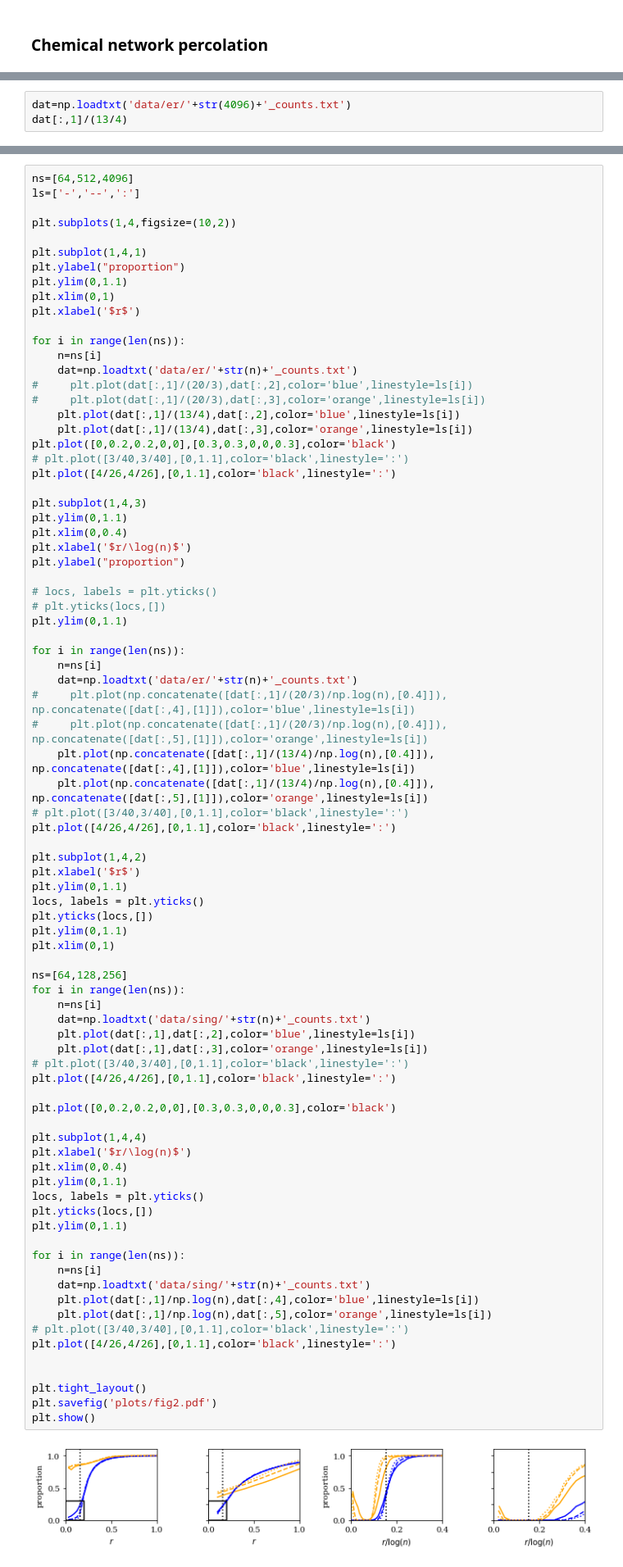
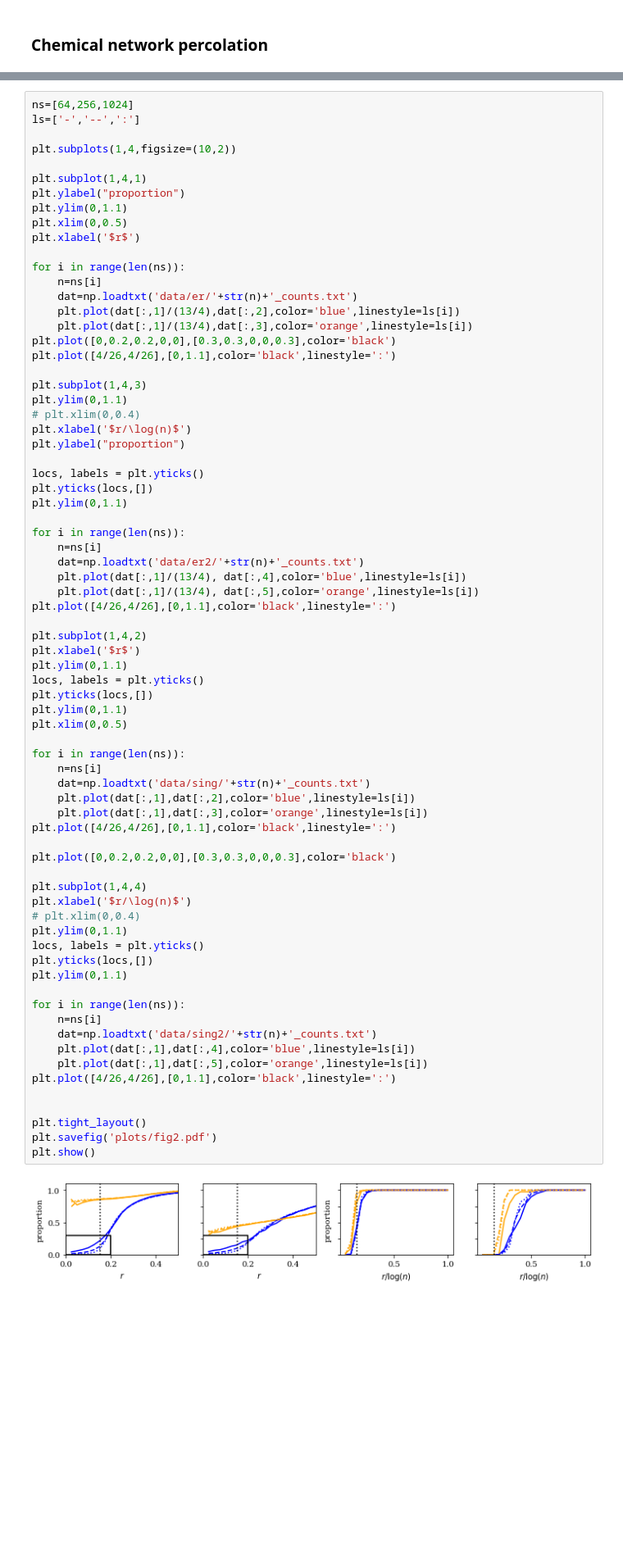
Before and after one commit to znicolaou/rmtchem, a Jupyter notebook: plots.ipynb, the cells around one changed output, grey strips where cells are left out. Shown at 82% size. Drawn from its saved outputs; the diff is of its cells as text; blank space fills up the shorter version.

```diff
--- a/plots.ipynb
+++ b/plots.ipynb
@@ -92,3 +86,0 @@ plt.show()
-# %%
-dat=np.loadtxt('data/er/'+str(4096)+'_counts.txt')
-dat[:,1]/(13/4)
@@ -110,5 +87,5 @@ array([0.03076923, 0.06153846, 0.09230769, 0.12307692, 0.15384615,
 # %%
-ns=[64,512,4096]
+ns=[64,256,1024]
 ls=['-','--',':']
 
 plt.subplots(1,4,figsize=(10,2))
@@ -116,38 +93,32 @@ plt.subplots(1,4,figsize=(10,2))
 plt.subplot(1,4,1)
 plt.ylabel("proportion")
 plt.ylim(0,1.1)
-plt.xlim(0,1)
+plt.xlim(0,0.5)
 plt.xlabel('$r$')
 
 for i in range(len(ns)):
     n=ns[i]
     dat=np.loadtxt('data/er/'+str(n)+'_counts.txt')
-#     plt.plot(dat[:,1]/(20/3),dat[:,2],color='blue',linestyle=ls[i])
-#     plt.plot(dat[:,1]/(20/3),dat[:,3],color='orange',linestyle=ls[i])
     plt.plot(dat[:,1]/(13/4),dat[:,2],color='blue',linestyle=ls[i])
     plt.plot(dat[:,1]/(13/4),dat[:,3],color='orange',linestyle=ls[i])
 plt.plot([0,0.2,0.2,0,0],[0.3,0.3,0,0,0.3],color='black')
-# plt.plot([3/40,3/40],[0,1.1],color='black',linestyle=':')
 plt.plot([4/26,4/26],[0,1.1],color='black',linestyle=':')
 
 plt.subplot(1,4,3)
 plt.ylim(0,1.1)
-plt.xlim(0,0.4)
+# plt.xlim(0,0.4)
 plt.xlabel('$r/\log(n)$')
 plt.ylabel("proportion")
 
-# locs, labels = plt.yticks()
-# plt.yticks(locs,[])
+locs, labels = plt.yticks()
+plt.yticks(locs,[])
 plt.ylim(0,1.1)
 
 for i in range(len(ns)):
     n=ns[i]
-    dat=np.loadtxt('data/er/'+str(n)+'_counts.txt')
-#     plt.plot(np.concatenate([dat[:,1]/(20/3)/np.log(n),[0.4]]), np.concatenate([dat[:,4],[1]]),color='blue',linestyle=ls[i])
-#     plt.plot(np.concatenate([dat[:,1]/(20/3)/np.log(n),[0.4]]), np.concatenate([dat[:,5],[1]]),color='orange',linestyle=ls[i])
-    plt.plot(np.concatenate([dat[:,1]/(13/4)/np.log(n),[0.4]]), np.concatenate([dat[:,4],[1]]),color='blue',linestyle=ls[i])
-    plt.plot(np.concatenate([dat[:,1]/(13/4)/np.log(n),[0.4]]), np.concatenate([dat[:,5],[1]]),color='orange',linestyle=ls[i])
-# plt.plot([3/40,3/40],[0,1.1],color='black',linestyle=':')
+    dat=np.loadtxt('data/er2/'+str(n)+'_counts.txt')
+    plt.plot(dat[:,1]/(13/4), dat[:,4],color='blue',linestyle=ls[i])
+    plt.plot(dat[:,1]/(13/4), dat[:,5],color='orange',linestyle=ls[i])
 plt.plot([4/26,4/26],[0,1.1],color='black',linestyle=':')
 
 plt.subplot(1,4,2)
@@ -155,39 +126,36 @@ plt.xlabel('$r$')
 plt.ylim(0,1.1)
 locs, labels = plt.yticks()
 plt.yticks(locs,[])
 plt.ylim(0,1.1)
-plt.xlim(0,1)
+plt.xlim(0,0.5)
 
-ns=[64,128,256]
 for i in range(len(ns)):
     n=ns[i]
     dat=np.loadtxt('data/sing/'+str(n)+'_counts.txt')
     plt.plot(dat[:,1],dat[:,2],color='blue',linestyle=ls[i])
     plt.plot(dat[:,1],dat[:,3],color='orange',linestyle=ls[i])
-# plt.plot([3/40,3/40],[0,1.1],color='black',linestyle=':')
 plt.plot([4/26,4/26],[0,1.1],color='black',linestyle=':')
 
 plt.plot([0,0.2,0.2,0,0],[0.3,0.3,0,0,0.3],color='black')
 
 plt.subplot(1,4,4)
 plt.xlabel('$r/\log(n)$')
-plt.xlim(0,0.4)
+# plt.xlim(0,0.4)
 plt.ylim(0,1.1)
 locs, labels = plt.yticks()
 plt.yticks(locs,[])
 plt.ylim(0,1.1)
 
 for i in range(len(ns)):
     n=ns[i]
-    dat=np.loadtxt('data/sing/'+str(n)+'_counts.txt')
-    plt.plot(dat[:,1]/np.log(n),dat[:,4],color='blue',linestyle=ls[i])
-    plt.plot(dat[:,1]/np.log(n),dat[:,5],color='orange',linestyle=ls[i])
-# plt.plot([3/40,3/40],[0,1.1],color='black',linestyle=':')
+    dat=np.loadtxt('data/sing2/'+str(n)+'_counts.txt')
+    plt.plot(dat[:,1],dat[:,4],color='blue',linestyle=ls[i])
+    plt.plot(dat[:,1],dat[:,5],color='orange',linestyle=ls[i])
 plt.plot([4/26,4/26],[0,1.1],color='black',linestyle=':')
 
 
 plt.tight_layout()
 plt.savefig('plots/fig2.pdf')
 plt.show()
 # %% [output]
-[figure, old version]
+[figure, new version]
```
Also changed, not shown: parts of 9 cells of this notebook, 13 other files.
